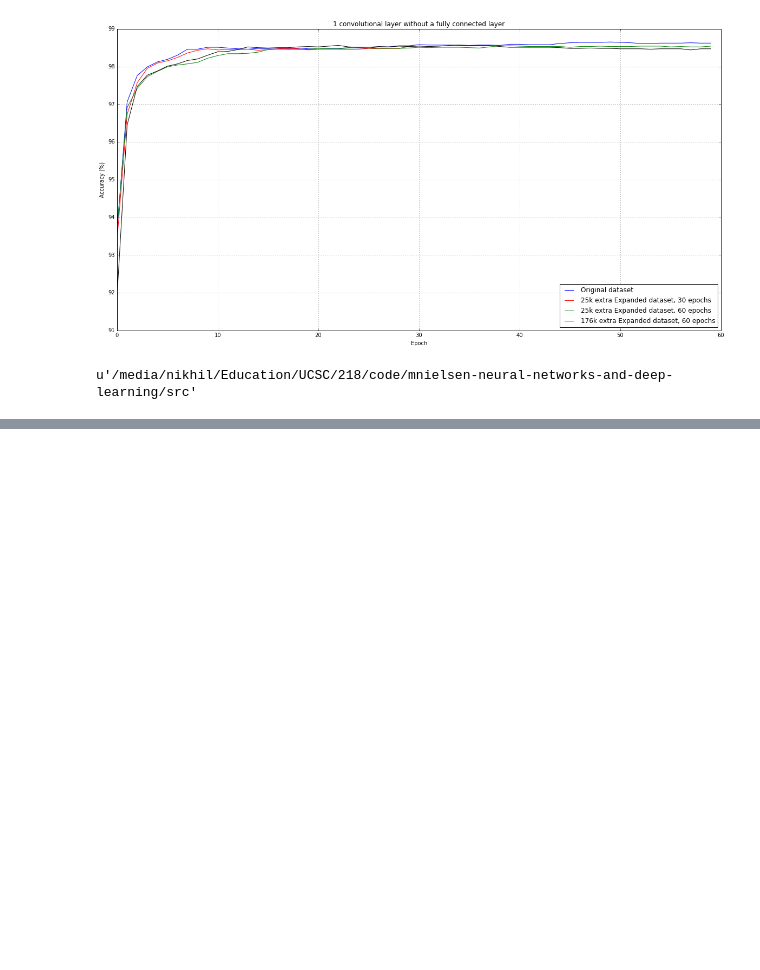
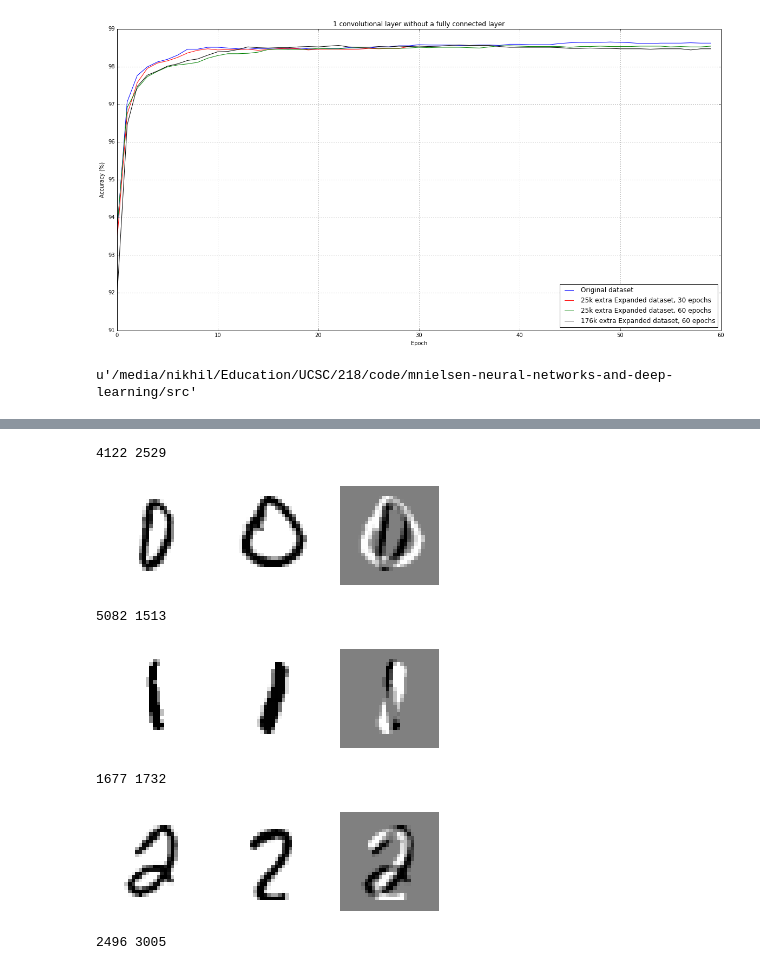
Before and after one commit to nkini/neural-networks-and-deep-learning, a Jupyter notebook: src/HW2.ipynb, the cells around one changed output, grey strips where cells are left out. Cells and saved outputs as stored; diff of their text form; code cells hidden in the pictures; blank space fills up the shorter version.

```diff
--- a/src/HW2.ipynb
+++ b/src/HW2.ipynb
@@ -878,0 +1132,80 @@ IndentationError: expected an indented block (<ipython-input-37-85575828369f>, l
+# %%
+def get_neighbour_sum_(S,x,d):
+    indices = get_neighbour_indices(d)
+    relevant_indices = indices & S
+    ans = 0
+    for i in relevant_indices:
+        ans += x[i]
+        return ans,len(relevant_indices)
+
+def get_best_pixel_to_add_(S,x):
+    best_sum = float('inf')
+    best_d = None
+    len_best = float('-inf')
+    for d in S:
+        sum_d,num_rel_nbs = get_neighbour_sum_(S,x,d)
+        if best_sum == sum_d:
+            if len_best < num_rel_nbs:
+                len_best = num_rel_nbs
+                best_d = d
+        elif best_sum > sum_d:
+            best_sum = sum_d
+            len_best = num_rel_nbs
+            best_d = d
+    return best_d
+
+def generate_new_data(D,i1=None,i2=None):
+    #random
+    #i1,i2 = random.sample(xrange(len(T[D])-1),2)
+
+    x1,x2 = T[D][i1],T[D][i2]
+    x = x1 - x2
+    print i1,i2
+    S1 = set(np.nonzero(x)[0])
+
+    y = [0]*len(S1)
+
+    y[0] = x2
+
+    num_S = len(S1)
+    for i in range(1,num_S):
+
+        d = get_best_pixel_to_add_(S1,x)
+        S1.remove(d)
+        y[i] = y[i-1] + jx(d,x)
+
+    img_x1,img_x2,img_x = unflatten_images([x1,x2,x])
+    plot_x1_x2_x(img_x1,img_x2,img_x)
+
+    y_imgs = unflatten_images(y)
+    generate_animations(y_imgs,'iter3-'+str(D))
+    #literally how Professor asked to do - 'typos' et al
+
+    return y
+
+
+deterministic_data = {
+    0:[4122,2529],
+    1:[5082,1513],
+    2:[1677,1732],
+    3:[2496,3005],
+    4:[2869,764],
+    5:[2398,3445],
+    6:[4497,3759],
+    7:[240,58],
+    8:[2051,391],
+    9:[3431,1038],
+}
+
+dd = deterministic_data
+
+for i in range(10):
+    y = generate_new_data(i,dd[i][0],dd[i][1])
+# %% [output]
+4122 2529
+[figure, added]
+5082 1513
+[figure, added]
+1677 1732
+[figure, added]
+2496 3005
```
Also changed, not shown: parts of 11 cells of this notebook, 6 other files.
